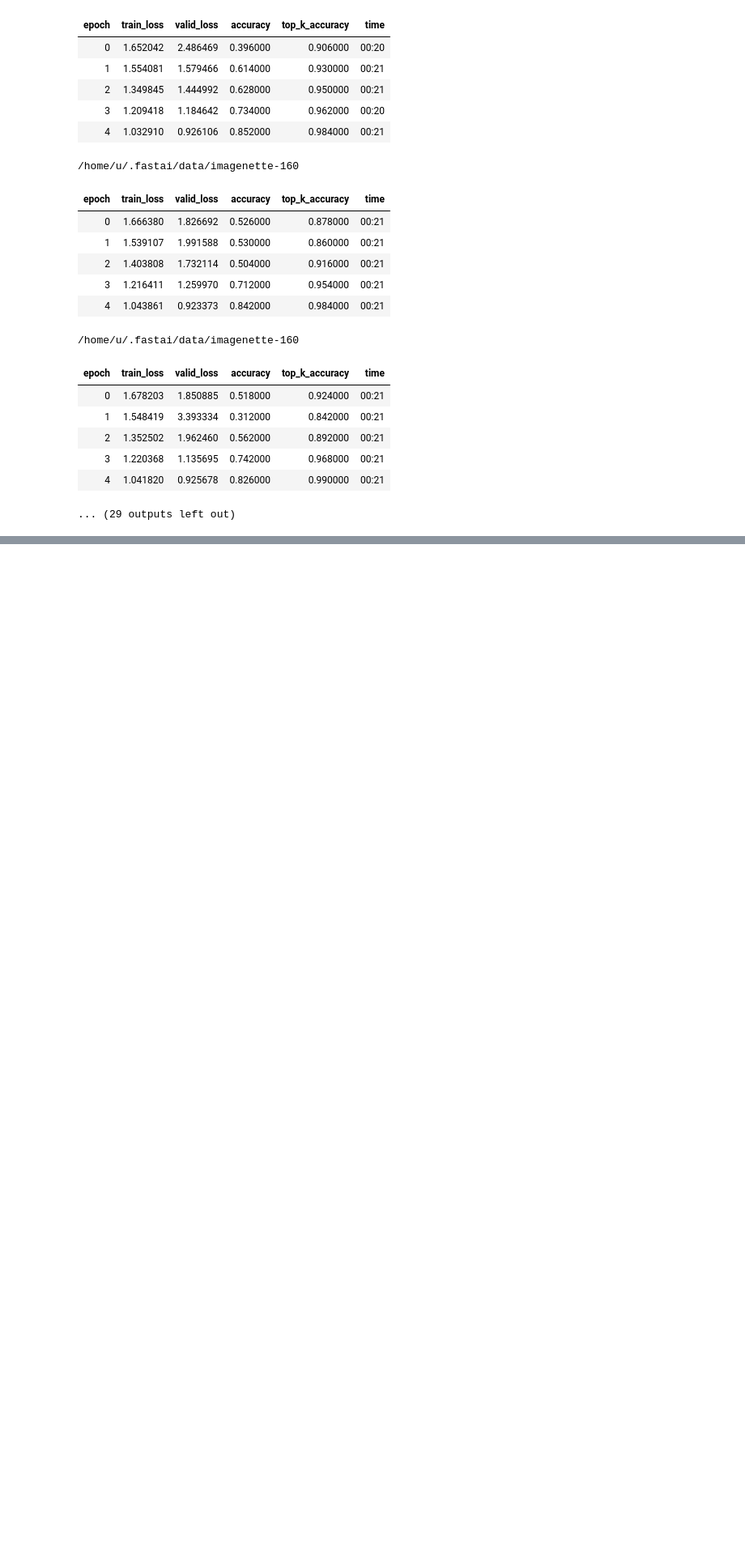
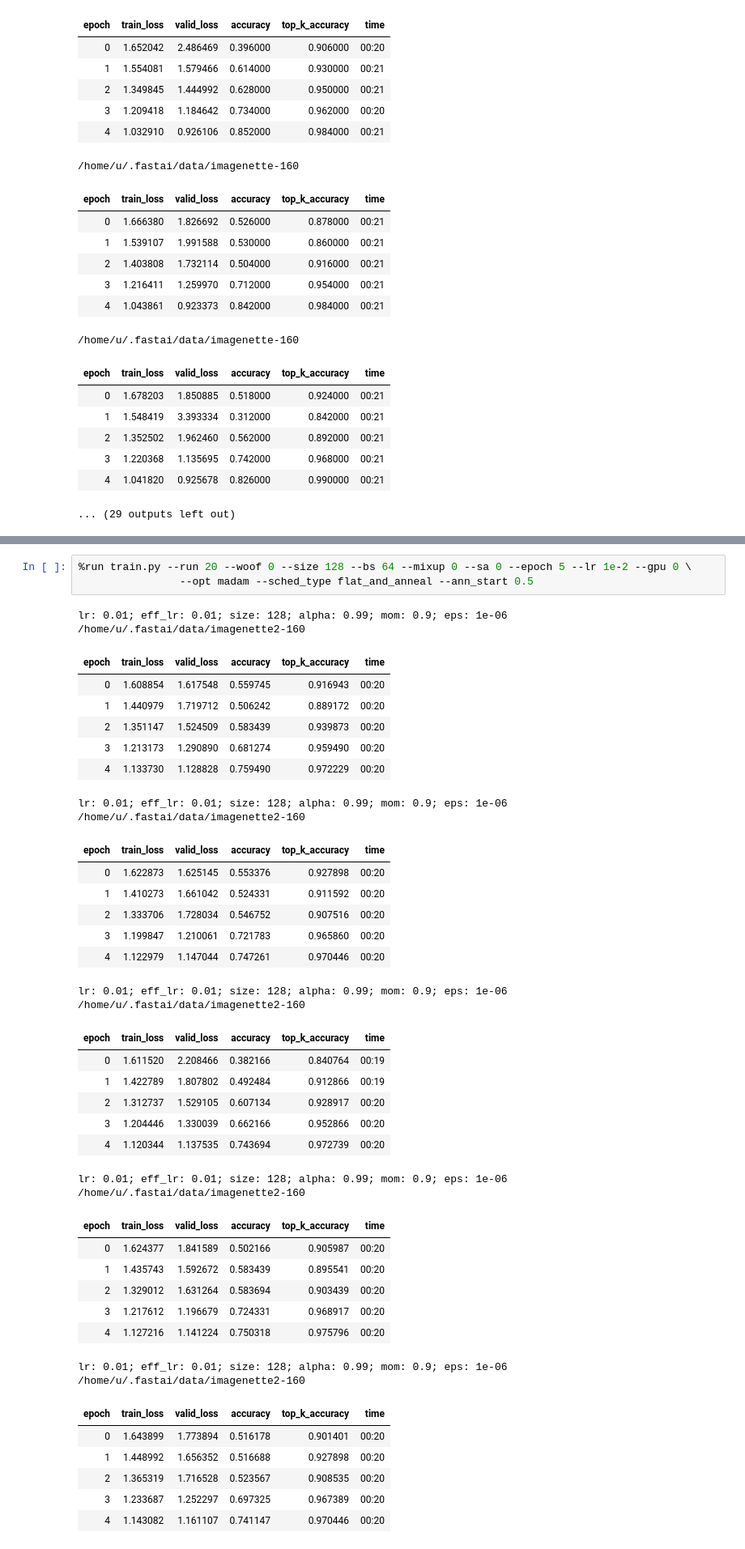
Before and after one commit to mgrankin/over9000, a Jupyter notebook: Imagenette_128_5_epoch-bs64.ipynb, the cells around one changed output, grey strips where cells are left out. Shown at 81% size. Saved outputs shown, nothing was run; the diff lists cells and outputs as text; blank space fills up the shorter version.

Commit message:
Madam optimiser https://github.com/jxbz/madam

```diff
--- a/Imagenette_128_5_epoch-bs64.ipynb
+++ b/Imagenette_128_5_epoch-bs64.ipynb
@@ -553,0 +556,44 @@ To use this log_lamb_rs, please run 'pip install tensorboardx'. Also you must ha
+# %%
+%run train.py --run 20 --woof 0 --size 128 --bs 64 --mixup 0 --sa 0 --epoch 5 --lr 1e-2 --gpu 0 \
+                --opt madam --sched_type flat_and_anneal --ann_start 0.5
+# %% [output]
+lr: 0.01; eff_lr: 0.01; size: 128; alpha: 0.99; mom: 0.9; eps: 1e-06
+/home/u/.fastai/data/imagenette2-160
+| epoch | train_loss | valid_loss | accuracy | top_k_accuracy | time |
+| 0 | 1.608854 | 1.617548 | 0.559745 | 0.916943 | 00:20 |
+| 1 | 1.440979 | 1.719712 | 0.506242 | 0.889172 | 00:20 |
+| 2 | 1.351147 | 1.524509 | 0.583439 | 0.939873 | 00:20 |
+| 3 | 1.213173 | 1.290890 | 0.681274 | 0.959490 | 00:20 |
+| 4 | 1.133730 | 1.128828 | 0.759490 | 0.972229 | 00:20 |
+lr: 0.01; eff_lr: 0.01; size: 128; alpha: 0.99; mom: 0.9; eps: 1e-06
+/home/u/.fastai/data/imagenette2-160
+| epoch | train_loss | valid_loss | accuracy | top_k_accuracy | time |
+| 0 | 1.622873 | 1.625145 | 0.553376 | 0.927898 | 00:20 |
+| 1 | 1.410273 | 1.661042 | 0.524331 | 0.911592 | 00:20 |
+| 2 | 1.333706 | 1.728034 | 0.546752 | 0.907516 | 00:20 |
+| 3 | 1.199847 | 1.210061 | 0.721783 | 0.965860 | 00:20 |
+| 4 | 1.122979 | 1.147044 | 0.747261 | 0.970446 | 00:20 |
+lr: 0.01; eff_lr: 0.01; size: 128; alpha: 0.99; mom: 0.9; eps: 1e-06
+/home/u/.fastai/data/imagenette2-160
+| epoch | train_loss | valid_loss | accuracy | top_k_accuracy | time |
+| 0 | 1.611520 | 2.208466 | 0.382166 | 0.840764 | 00:19 |
+| 1 | 1.422789 | 1.807802 | 0.492484 | 0.912866 | 00:19 |
+| 2 | 1.312737 | 1.529105 | 0.607134 | 0.928917 | 00:20 |
+| 3 | 1.204446 | 1.330039 | 0.662166 | 0.952866 | 00:20 |
+| 4 | 1.120344 | 1.137535 | 0.743694 | 0.972739 | 00:20 |
+lr: 0.01; eff_lr: 0.01; size: 128; alpha: 0.99; mom: 0.9; eps: 1e-06
+/home/u/.fastai/data/imagenette2-160
+| epoch | train_loss | valid_loss | accuracy | top_k_accuracy | time |
+| 0 | 1.624377 | 1.841589 | 0.502166 | 0.905987 | 00:20 |
+| 1 | 1.435743 | 1.592672 | 0.583439 | 0.895541 | 00:20 |
+| 2 | 1.329012 | 1.631264 | 0.583694 | 0.903439 | 00:20 |
+| 3 | 1.217612 | 1.196679 | 0.724331 | 0.968917 | 00:20 |
+| 4 | 1.127216 | 1.141224 | 0.750318 | 0.975796 | 00:20 |
+lr: 0.01; eff_lr: 0.01; size: 128; alpha: 0.99; mom: 0.9; eps: 1e-06
+/home/u/.fastai/data/imagenette2-160
+| epoch | train_loss | valid_loss | accuracy | top_k_accuracy | time |
+| 0 | 1.643899 | 1.773894 | 0.516178 | 0.901401 | 00:20 |
+| 1 | 1.448992 | 1.656352 | 0.516688 | 0.927898 | 00:20 |
+| 2 | 1.365319 | 1.716528 | 0.523567 | 0.908535 | 00:20 |
+| 3 | 1.233687 | 1.252297 | 0.697325 | 0.967389 | 00:20 |
+| 4 | 1.143082 | 1.161107 | 0.741147 | 0.970446 | 00:20 |
```
Also changed, not shown: parts of 2 cells of this notebook, 3 other files.
